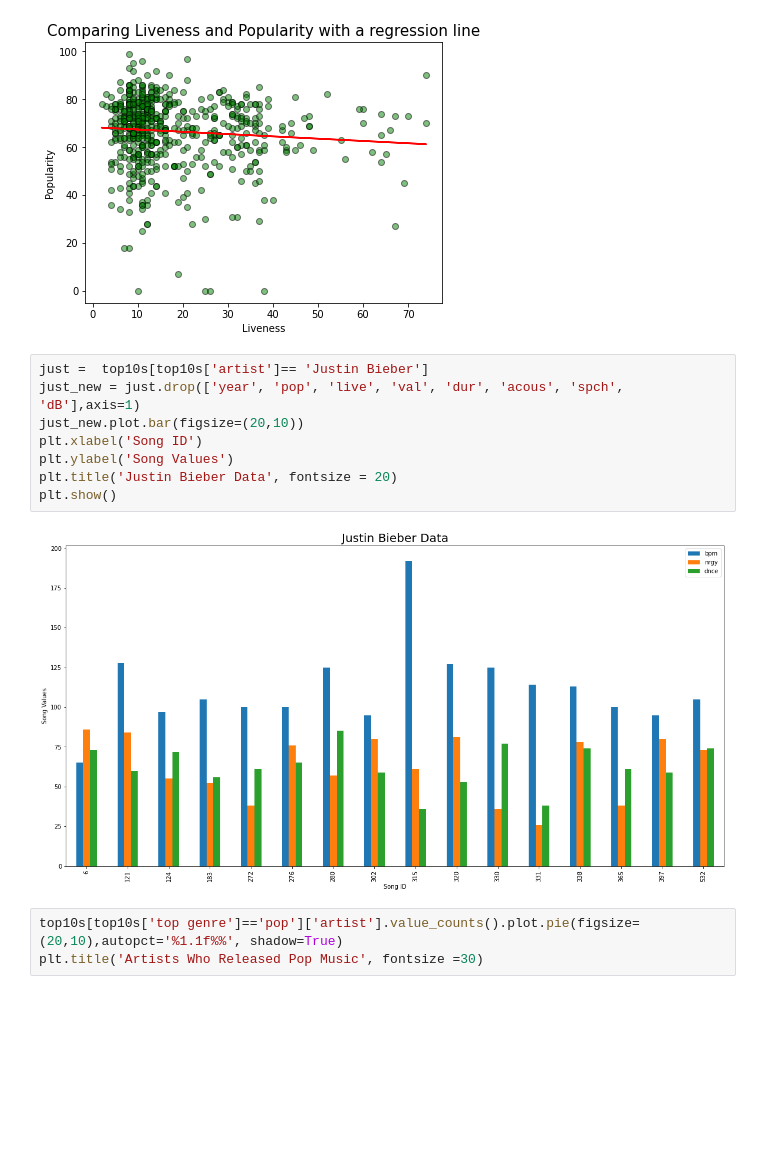
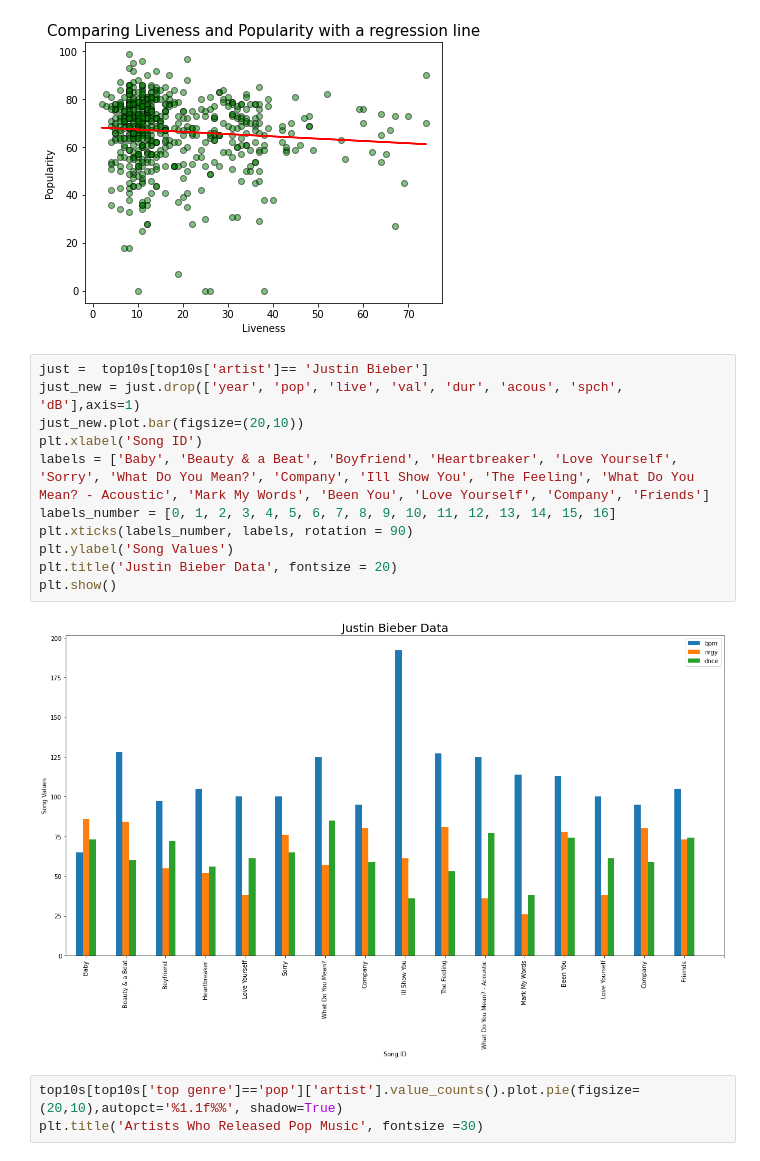
Before and after one commit to jvalliere/CMPS240-final-project, a Jupyter notebook: CMPS240_final_project.ipynb, the cells around one changed output. Cells and saved outputs as stored; diff of their text form; blank space fills up the shorter version.

Commit message:
Fixed Song ID issue on JB chart

```diff
--- a/CMPS240_final_project.ipynb
+++ b/CMPS240_final_project.ipynb
@@ -222,13 +222,16 @@ The equation of the regression line is: -0.096x + 68.335
 # %%
 just =  top10s[top10s['artist']== 'Justin Bieber']
 just_new = just.drop(['year', 'pop', 'live', 'val', 'dur', 'acous', 'spch', 'dB'],axis=1)
 just_new.plot.bar(figsize=(20,10))
 plt.xlabel('Song ID')
+labels = ['Baby', 'Beauty & a Beat', 'Boyfriend', 'Heartbreaker', 'Love Yourself', 'Sorry', 'What Do You Mean?', 'Company', 'Ill Show You', 'The Feeling', 'What Do You Mean? - Acoustic', 'Mark My Words', 'Been You', 'Love Yourself', 'Company', 'Friends']
+labels_number = [0, 1, 2, 3, 4, 5, 6, 7, 8, 9, 10, 11, 12, 13, 14, 15, 16]
+plt.xticks(labels_number, labels, rotation = 90)
 plt.ylabel('Song Values')
 plt.title('Justin Bieber Data', fontsize = 20)
 plt.show()
 # %% [output]
-[figure, old version]
+[figure, new version]
 # %%
 top10s[top10s['top genre']=='pop']['artist'].value_counts().plot.pie(figsize=(20,10),autopct='%1.1f%%', shadow=True)
 plt.title('Artists Who Released Pop Music', fontsize =30)
```
